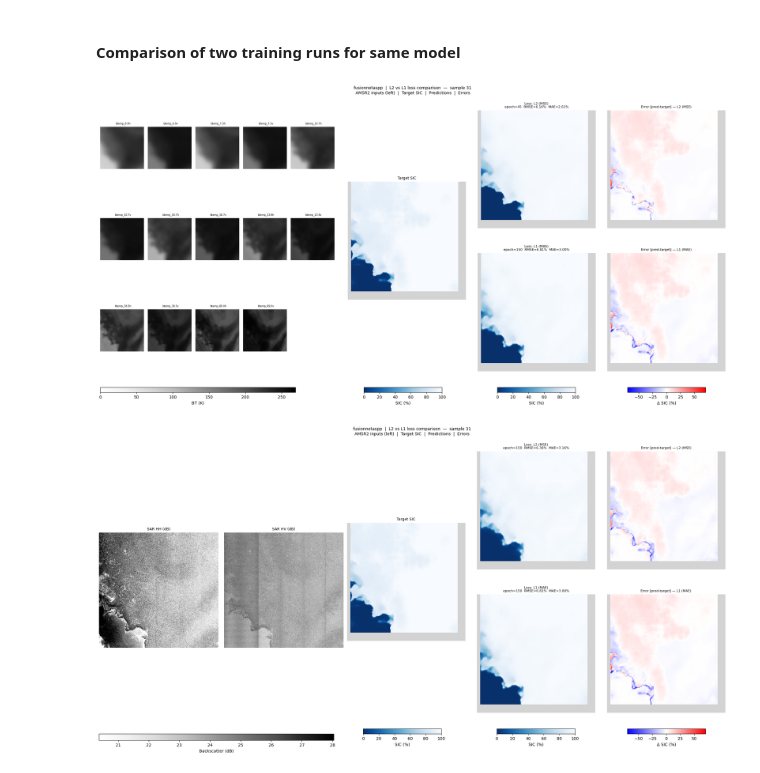
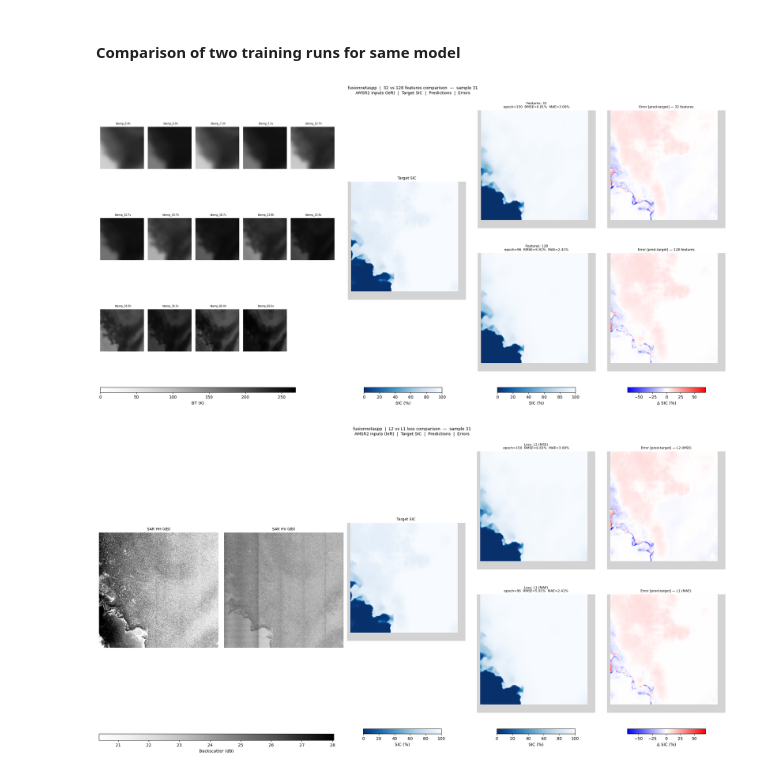
Before and after one commit to NinnaL/Master-thesis---Super-resolution-sea-ice-concentration-using-generative-AI, a Jupyter notebook: Code/prediction_plots.ipynb, the cells around one changed output. Drawn from its saved outputs; the diff is of its cells as text; code cells hidden in the pictures.

Commit message:
updated diffusion model

```diff
--- a/Code/prediction_plots.ipynb
+++ b/Code/prediction_plots.ipynb
@@ -31,7 +31,8 @@ history_path = os.path.join(OUTPUT_DIR, f'training_history_{postfix}.npy')
 NUM_WORKERS = 0
 
 
-device = torch.device('cuda' if torch.cuda.is_available() else 'cpu')
+# device = torch.device('cuda' if torch.cuda.is_available() else 'cpu')
+device = torch.device('cpu')
 print(f"Using device: {device}")
 
 ### Load checkpoint — all model and training params come from here ###
@@ -329,14 +332,14 @@ from torch.utils.data import DataLoader
 
 # ── Config ────────────────────────────────────────────────────────────────────
 MODEL_NAME  = MODEL_NAME
-POSTFIX_L2  = '3'
-POSTFIX_L1  = '2'
+POSTFIX_L2  = '2'
+POSTFIX_L1  = '3'
 SAMPLE_IDX  = SAMPLE_IDX
 
 BASE_OUTPUT = '/dmidata/users/nili/Master/Master-thesis---Super-resolution-sea-ice-concentration-using-generative-AI/outputs/training'
 CACHE_DIR   = '/dmidata/projects/asip-cms/ninna_msc/zarr_cache'
 OUTPUT_DIR  = os.path.join(BASE_OUTPUT, MODEL_NAME)
-device      = torch.device('cuda' if torch.cuda.is_available() else 'cpu')
+device      = device
 
 # ── Load both checkpoints ─────────────────────────────────────────────────────
 def load_model(postfix):
@@ -437,43 +440,43 @@ gs_pred = gs_outer[0, 2].subgridspec(2, 1, hspace=0.18)
 
 ax_p2 = fig.add_subplot(gs_pred[0])
 im_p2 = ax_p2.imshow(p_l2, cmap=cmap_sic, vmin=vmin, vmax=vmax, interpolation='nearest')
-ax_p2.set_title(f'Loss: L2 (MSE)\nepoch={ckpt_l2["epoch"]}  RMSE={ckpt_l2["val_rmse"]:.2f}%  MAE={ckpt_l2["val_mae"]:.2f}%', fontsize=8)
+ax_p2.set_title(f'Features: {ckpt_l2["features"]}\nepoch={ckpt_l2["epoch"]}  RMSE={ckpt_l2["val_rmse"]:.2f}%  MAE={ckpt_l2["val_mae"]:.2f}%', fontsize=8)
 ax_p2.axis('off')
 
 ax_p1 = fig.add_subplot(gs_pred[1])
 im_p1 = ax_p1.imshow(p_l1, cmap=cmap_sic, vmin=vmin, vmax=vmax, interpolation='nearest')
-ax_p1.set_title(f'Loss: L1 (MAE)\nepoch={ckpt_l1["epoch"]}  RMSE={ckpt_l1["val_rmse"]:.2f}%  MAE={ckpt_l1["val_mae"]:.2f}%', fontsize=8)
+ax_p1.set_title(f'Features: {ckpt_l1["features"]}\nepoch={ckpt_l1["epoch"]}  RMSE={ckpt_l1["val_rmse"]:.2f}%  MAE={ckpt_l1["val_mae"]:.2f}%', fontsize=8)
 ax_p1.axis('off')
 
 # Shared colorbar bottom of col 2
 cax2 = fig.add_axes([0.630, 0.04, 0.12, 0.015])
 fig.colorbar(im_p2, cax=cax2, orientation='horizontal', label='SIC (%)')
 
 # ── Col 3: Diffs (L2 top, L1 bottom) ─────────────────────────────────────────
 gs_diff = gs_outer[0, 3].subgridspec(2, 1, hspace=0.18)
 
 ax_d2 = fig.add_subplot(gs_diff[0])
 im_d2 = ax_d2.imshow(d_l2, cmap=cmap_diff, vmin=-abs_max, vmax=abs_max, interpolation='nearest')
-ax_d2.set_title('Error [pred-target] — L2 (MSE)', fontsize=8)
+ax_d2.set_title(f'Error [pred-target] — {ckpt_l2["features"]} features', fontsize=8)
 ax_d2.axis('off')
 
 ax_d1 = fig.add_subplot(gs_diff[1])
 im_d1 = ax_d1.imshow(d_l1, cmap=cmap_diff, vmin=-abs_max, vmax=abs_max, interpolation='nearest')
-ax_d1.set_title('Error [pred-target] — L1 (MAE)', fontsize=8)
+ax_d1.set_title(f'Error [pred-target] — {ckpt_l1["features"]} features', fontsize=8)
 ax_d1.axis('off')
 
 # Shared colorbar bottom of col 3
 cax3 = fig.add_axes([0.830, 0.04, 0.12, 0.015])
 fig.colorbar(im_d2, cax=cax3, orientation='horizontal', label='Δ SIC (%)')
 
 fig.suptitle(
-    f'{MODEL_NAME}  |  L2 vs L1 loss comparison  —  sample {idx}\n'
+    f'{MODEL_NAME}  |  32 vs 128 features comparison  —  sample {idx}\n'
     f'AMSR2 inputs (left)  |  Target SIC  |  Predictions  |  Errors',
     fontsize=10,
 )
 plt.show()
 # %% [output]
-[figure, old version]
+[figure, new version]
 # %%
 # Comparison with SAR
 # ── Figure layout ─────────────────────────────────────────────────────────────
```
Also changed, not shown: parts of 4 cells of this notebook, 4 other files.
